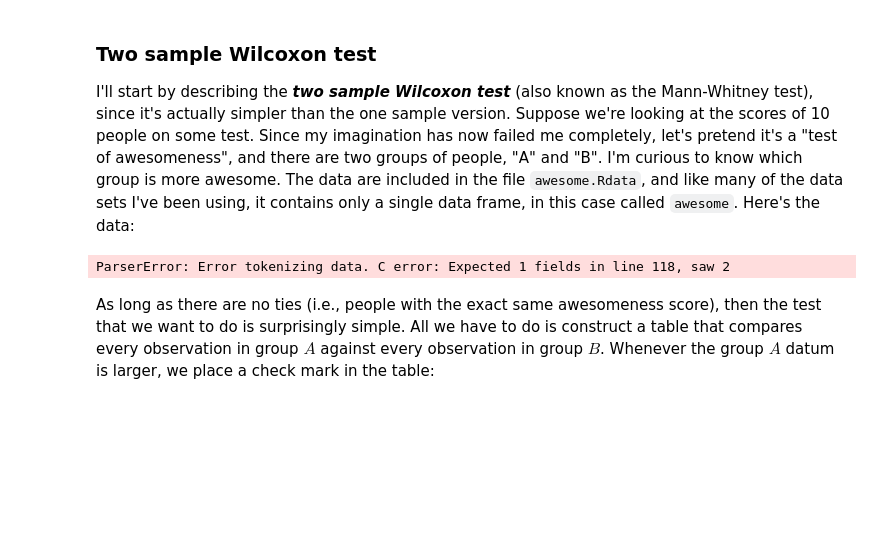
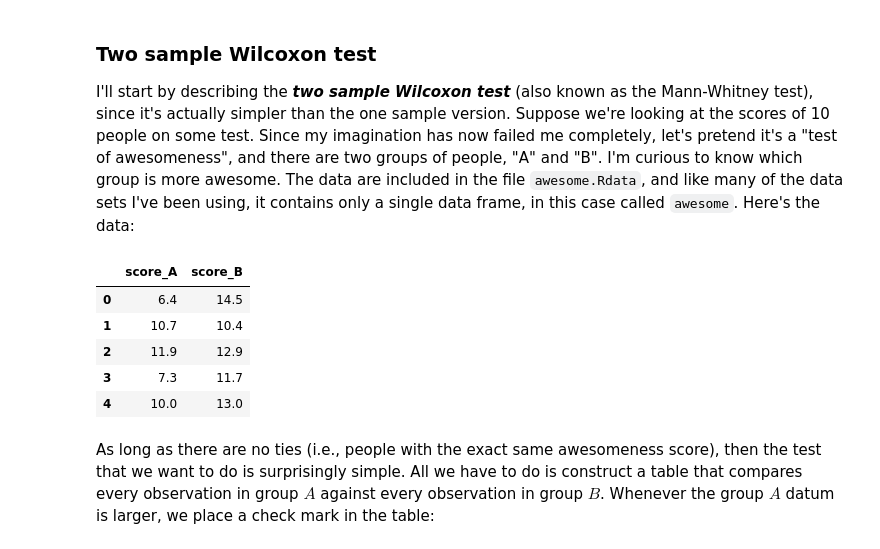
Before and after one commit to ethanweed/pythonbook, a Jupyter notebook: Chapters/05.02-ttest.ipynb, the cells around one changed output. Saved outputs shown, nothing was run; the diff lists cells and outputs as text; code cells hidden in the pictures; blank space fills up the shorter version.

```diff
--- a/Chapters/05.02-ttest.ipynb
+++ b/Chapters/05.02-ttest.ipynb
@@ -1402,10 +1402,15 @@ Like the $t$-test, the Wilcoxon test comes in two forms, one-sample and two-samp
 
 I'll start by describing the **_two sample Wilcoxon test_** (also known as the Mann-Whitney test), since it's actually simpler than the one sample version. Suppose we're looking at the scores of 10 people on some test. Since my imagination has now failed me completely, let's pretend it's a "test of awesomeness", and there are two groups of people, "A" and "B". I'm curious to know which group is more awesome. The data are included in the file `awesome.Rdata`, and like many of the data sets I've been using, it contains only a single data frame, in this case called `awesome`. Here's the data:
 # %%
-df = pd.read_csv("https://github.com/ethanweed/pythonbook/blob/main/Data/awesome2.csv")
+df = pd.read_csv("https://raw.githubusercontent.com/ethanweed/pythonbook/main/Data/awesome2.csv")
 df
 # %% [output]
-ParserError: Error tokenizing data. C error: Expected 1 fields in line 118, saw 2
+|  | score_A | score_B |
+| 0 | 6.4 | 14.5 |
+| 1 | 10.7 | 10.4 |
+| 2 | 11.9 | 12.9 |
+| 3 | 7.3 | 11.7 |
+| 4 | 10.0 | 13.0 |
 # %% [markdown]
 As long as there are no ties (i.e., people with the exact same awesomeness score), then the test that we want to do is surprisingly simple. All we have to do is construct a table that compares every observation in group $A$ against every observation in group $B$. Whenever the group $A$ datum is larger, we place a check mark in the table:
 # %% [markdown]
```
Also changed, not shown: parts of 3 cells of this notebook, 1 other file.
